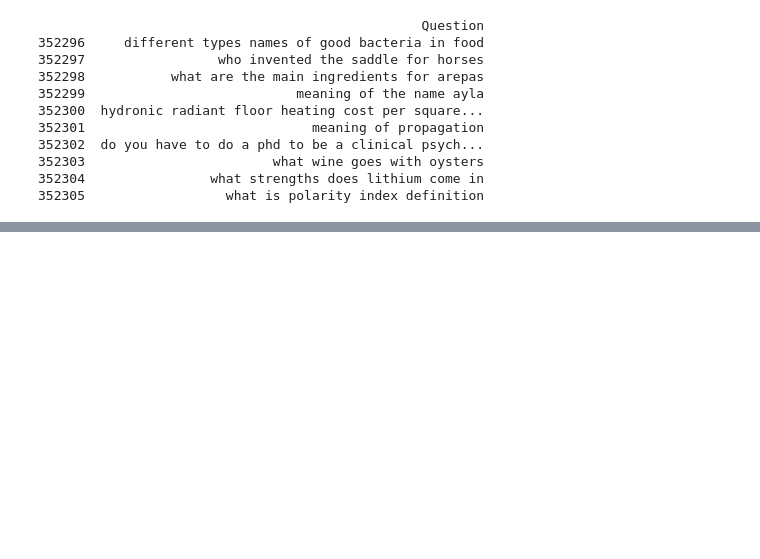
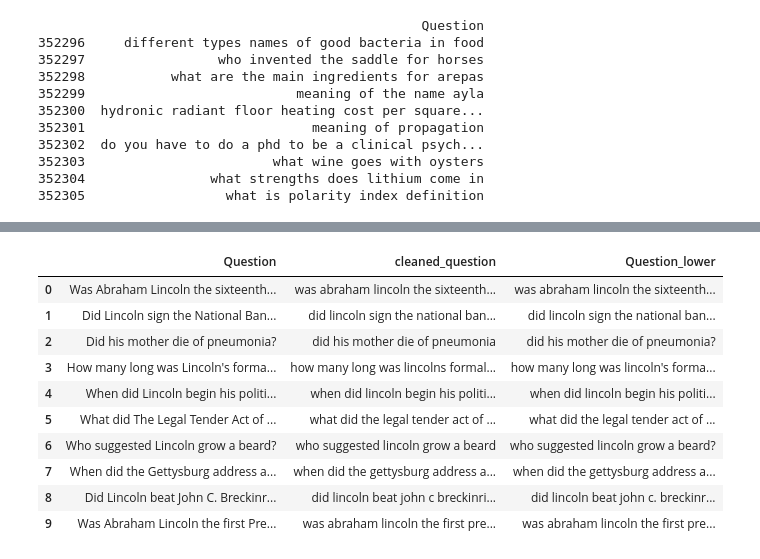
Before and after one commit to M-Prajana/BA, a Jupyter notebook: text_data.ipynb, the cells around one changed output, grey strips where cells are left out. Saved outputs shown, nothing was run; the diff lists cells and outputs as text; code cells hidden in the pictures; blank space fills up the shorter version.

Commit message:
EDA for text data

```diff
--- a/text_data.ipynb
+++ b/text_data.ipynb
@@ -245,3 +245,11 @@ print(df_all.tail(10))
 352303                        what wine goes with oysters
 352304                what strengths does lithium come in
 352305                  what is polarity index definition
+# %%
+#Start Preprocessing
+#inspect info of the data
+import pandas as pd
+
+df = pd.read_excel("/workspaces/BA/datasets/all_prompts.xlsx")
+print(df.info())
+print(df.sample(10))
@@ -247,0 +281,17 @@ print(df_all.tail(10))
+# %%
+import re
+df["Question_lower"] = df["Question"].str.lower()
+df["cleaned_question"] = df["Question_lower"].apply(lambda x: re.sub(r"[^a-zA-Z0-9\s]", "", str(x)))
+df.head(10)
+# %% [output]
+|  | Question | cleaned_question | Question_lower |
+| 0 | Was Abraham Lincoln the sixteenth... | was abraham lincoln the sixteenth... | was abraham lincoln the sixteenth... |
+| 1 | Did Lincoln sign the National Ban... | did lincoln sign the national ban... | did lincoln sign the national ban... |
+| 2 | Did his mother die of pneumonia? | did his mother die of pneumonia | did his mother die of pneumonia? |
+| 3 | How many long was Lincoln's forma... | how many long was lincolns formal... | how many long was lincoln's forma... |
+| 4 | When did Lincoln begin his politi... | when did lincoln begin his politi... | when did lincoln begin his politi... |
+| 5 | What did The Legal Tender Act of ... | what did the legal tender act of ... | what did the legal tender act of ... |
+| 6 | Who suggested Lincoln grow a beard? | who suggested lincoln grow a beard | who suggested lincoln grow a beard? |
+| 7 | When did the Gettysburg address a... | when did the gettysburg address a... | when did the gettysburg address a... |
+| 8 | Did Lincoln beat John C. Breckinr... | did lincoln beat john c breckinri... | did lincoln beat john c. breckinr... |
+| 9 | Was Abraham Lincoln the first Pre... | was abraham lincoln the first pre... | was abraham lincoln the first pre... |
```
Also changed, not shown: parts of 6 cells of this notebook.
